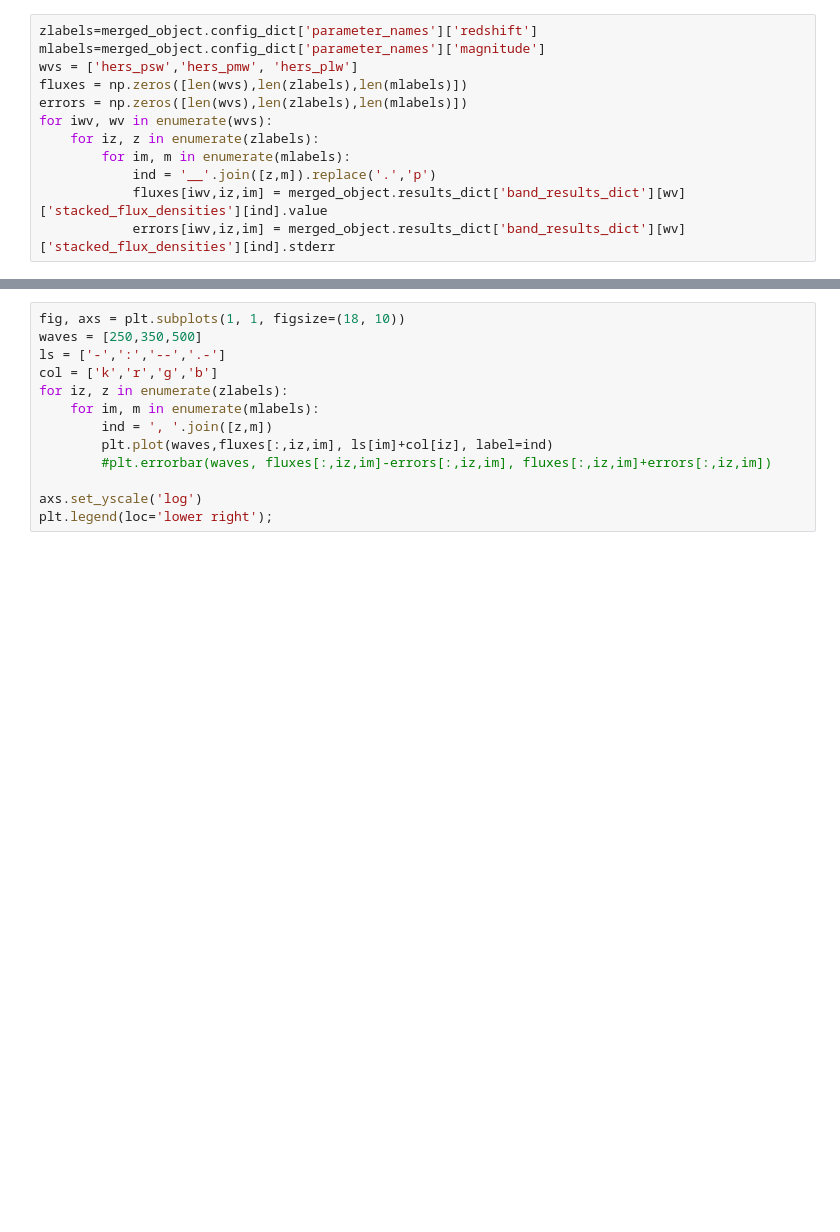
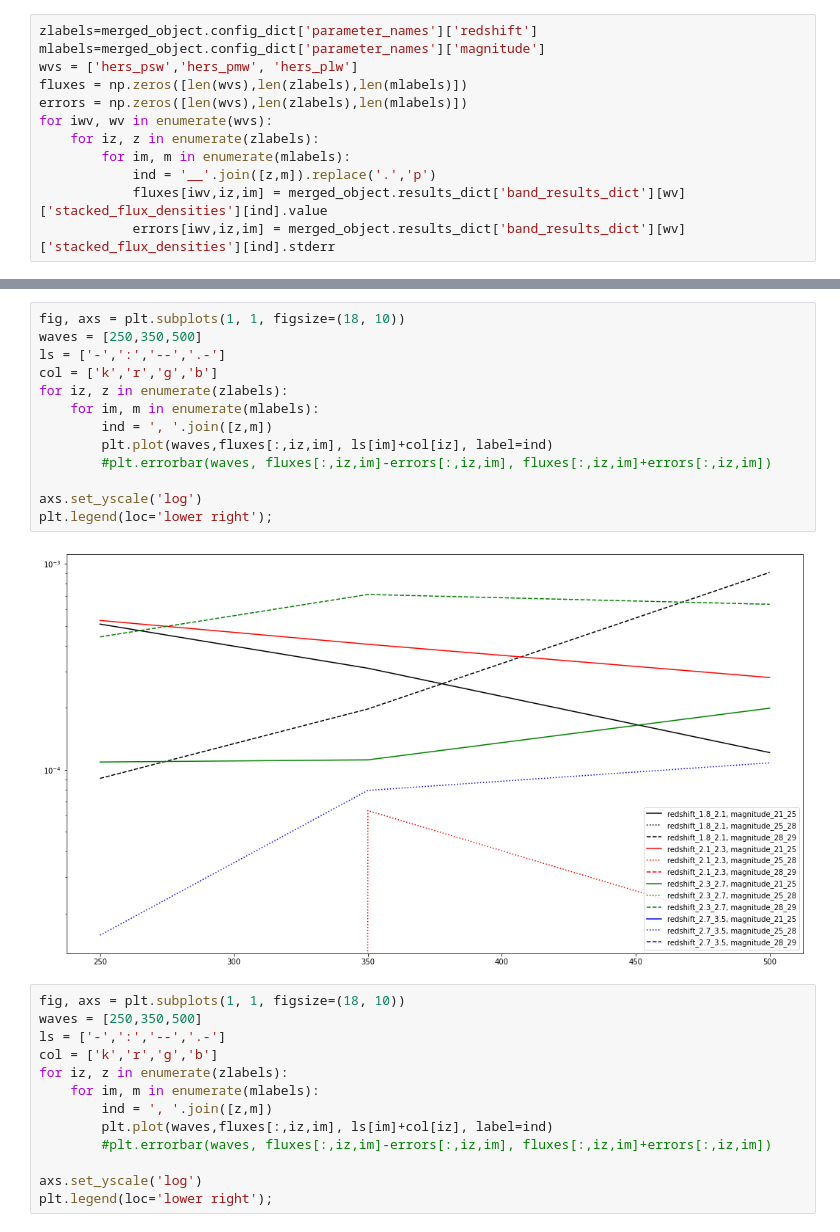
Before and after one commit to marcoviero/simstack3, a Jupyter notebook: notebooks/2_merge_and_save_pickles_hetdex.ipynb, the cells around one changed output, grey strips where cells are left out. Drawn from its saved outputs; the diff is of its cells as text; blank space fills up the shorter version.

```diff
--- a/notebooks/2_merge_and_save_pickles_hetdex.ipynb
+++ b/notebooks/2_merge_and_save_pickles_hetdex.ipynb
@@ -213,3 +208,18 @@ plt.legend(loc='lower right');
+# %%
+fig, axs = plt.subplots(1, 1, figsize=(18, 10))
+waves = [250,350,500]
+ls = ['-',':','--','.-']
+col = ['k','r','g','b']
+for iz, z in enumerate(zlabels):
+    for im, m in enumerate(mlabels):
+        ind = ', '.join([z,m])
+        plt.plot(waves,fluxes[:,iz,im], ls[im]+col[iz], label=ind)
+        #plt.errorbar(waves, fluxes[:,iz,im]-errors[:,iz,im], fluxes[:,iz,im]+errors[:,iz,im])
+
+axs.set_yscale('log')
+plt.legend(loc='lower right');
+# %% [output]
+[figure, added]
 # %%
 fig, axs = plt.subplots(1, 1, figsize=(18, 10))
 waves = [250,350,500]
```
Also changed, not shown: parts of 13 cells of this notebook, 2 other files.
